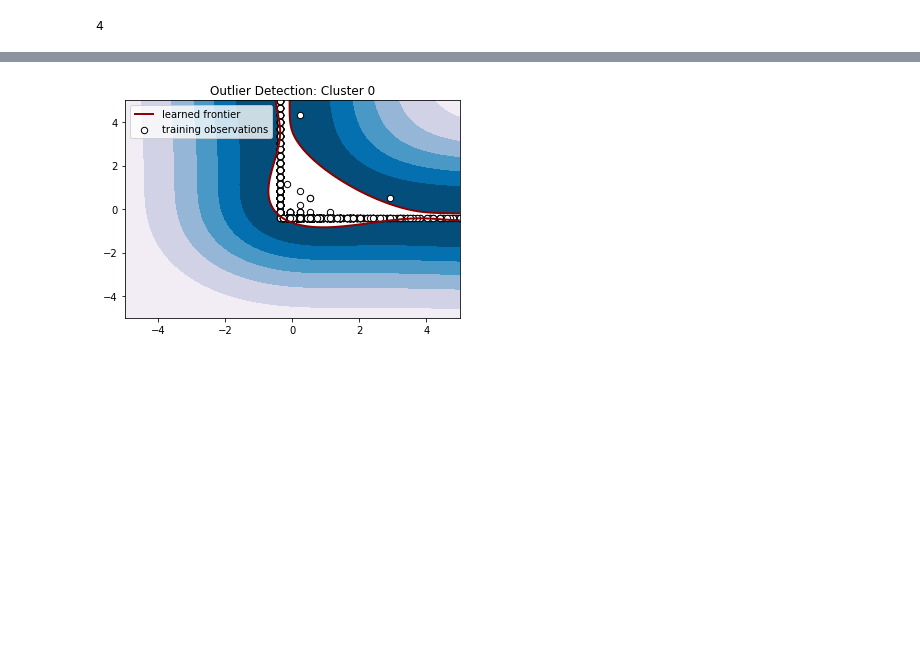
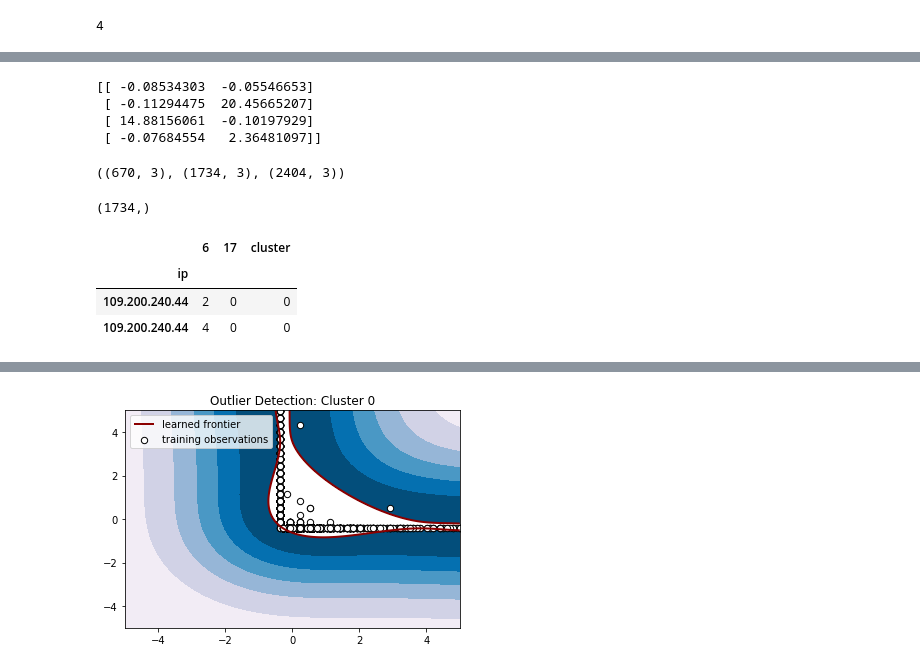
Before and after one commit to arpitgawande/ThesisPrograms, a Jupyter notebook: notebooks/IP_clustering.ipynb, the cells around one changed output, grey strips where cells are left out. Drawn from its saved outputs; the diff is of its cells as text; code cells hidden in the pictures; blank space fills up the shorter version.

```diff
--- a/notebooks/IP_clustering.ipynb
+++ b/notebooks/IP_clustering.ipynb
@@ -392,0 +334,23 @@ for i, feature_df in enumerate(df_list):
+# %%
+print(centroids)
+# %% [output]
+[[ -0.08534303  -0.05546653]
+ [ -0.11294475  20.45665207]
+ [ 14.88156061  -0.10197929]
+ [ -0.07684554   2.36481097]]
+# %%
+def get_combined_df(cluster_path):
+    cluster_dict = dict()
+    filenames = sorted(glob.glob(os.path.join(cluster_path,'*')),  key=os.path.getmtime)
+    first = True
+    for filename in filenames:
+        if first:
+            df = pd.read_csv(filename, index_col=0)
+            first = False
+        else:
+            temp_df = pd.read_csv(filename, index_col=0)
+            df = df.append(temp_df)
+    df = df.reset_index().set_index(['ip'])
+    return df
+# %%
+dfc = get_combined_df(train_cluster_path)
@@ -392,0 +361,15 @@ for i, feature_df in enumerate(df_list):
+# %%
+duplicates.shape, nonduplicates.shape, dfc.shape
+# %% [output]
+((670, 3), (1734, 3), (2404, 3))
+# %%
+nonduplicates.sum(axis=1).shape
+# %% [output]
+(1734,)
+# %%
+dfc.loc['109.200.240.44']
+# %% [output]
+|  | 6 | 17 | cluster |
+| ip |  |  |  |
+| 109.200.240.44 | 2 | 0 | 0 |
+| 109.200.240.44 | 4 | 0 | 0 |
```
Also changed, not shown: parts of 47 cells of this notebook, 5 other files.
